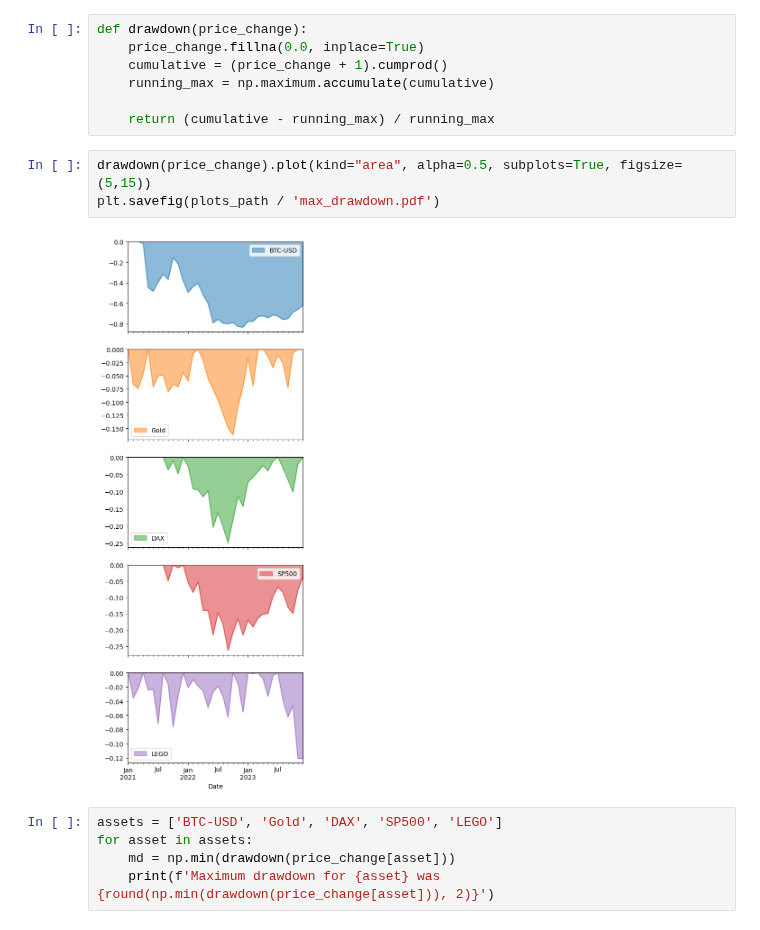
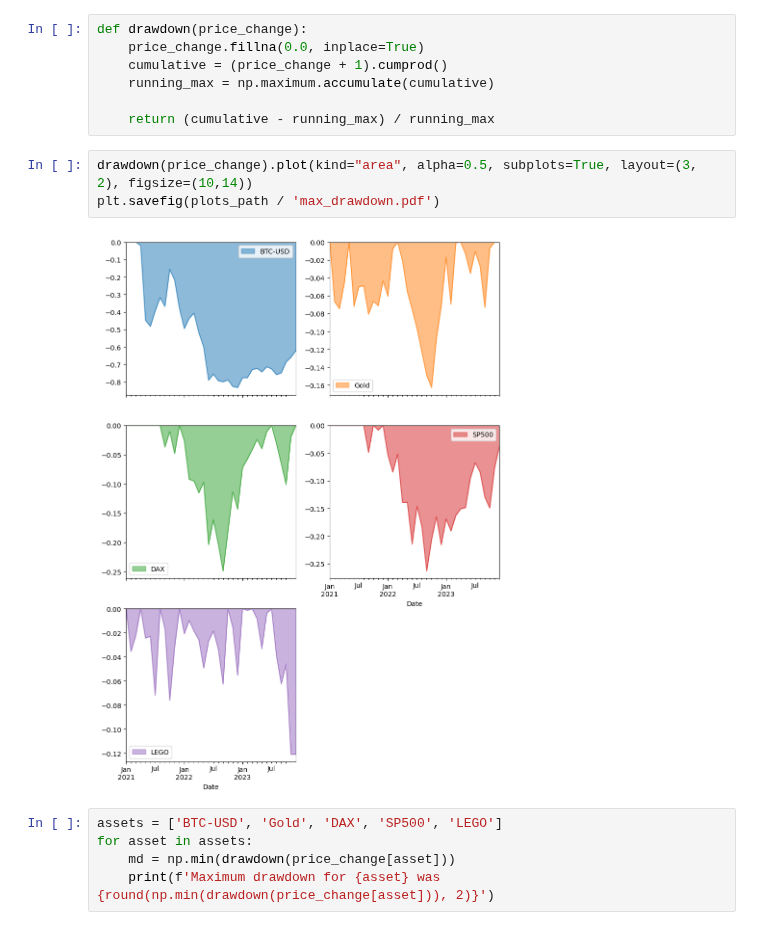
Before and after one commit to dawidgrabarczyk/lego-investment-analysis, a Jupyter notebook: dataframe_2.ipynb, the cells around one changed output. Saved outputs shown, nothing was run; the diff lists cells and outputs as text.

```diff
--- a/dataframe_2.ipynb
+++ b/dataframe_2.ipynb
@@ -171,10 +171,10 @@ def drawdown(price_change):
 
     return (cumulative - running_max) / running_max
 # %%
-drawdown(price_change).plot(kind="area", alpha=0.5, subplots=True, figsize=(5,15))
+drawdown(price_change).plot(kind="area", alpha=0.5, subplots=True, layout=(3, 2), figsize=(10,14))
 plt.savefig(plots_path / 'max_drawdown.pdf')
 # %% [output]
-[figure, old version]
+[figure, new version]
 # %%
 assets = ['BTC-USD', 'Gold', 'DAX', 'SP500', 'LEGO']
 for asset in assets:
```
Also changed, not shown: parts of 1 cell of this notebook, 7 other files.
